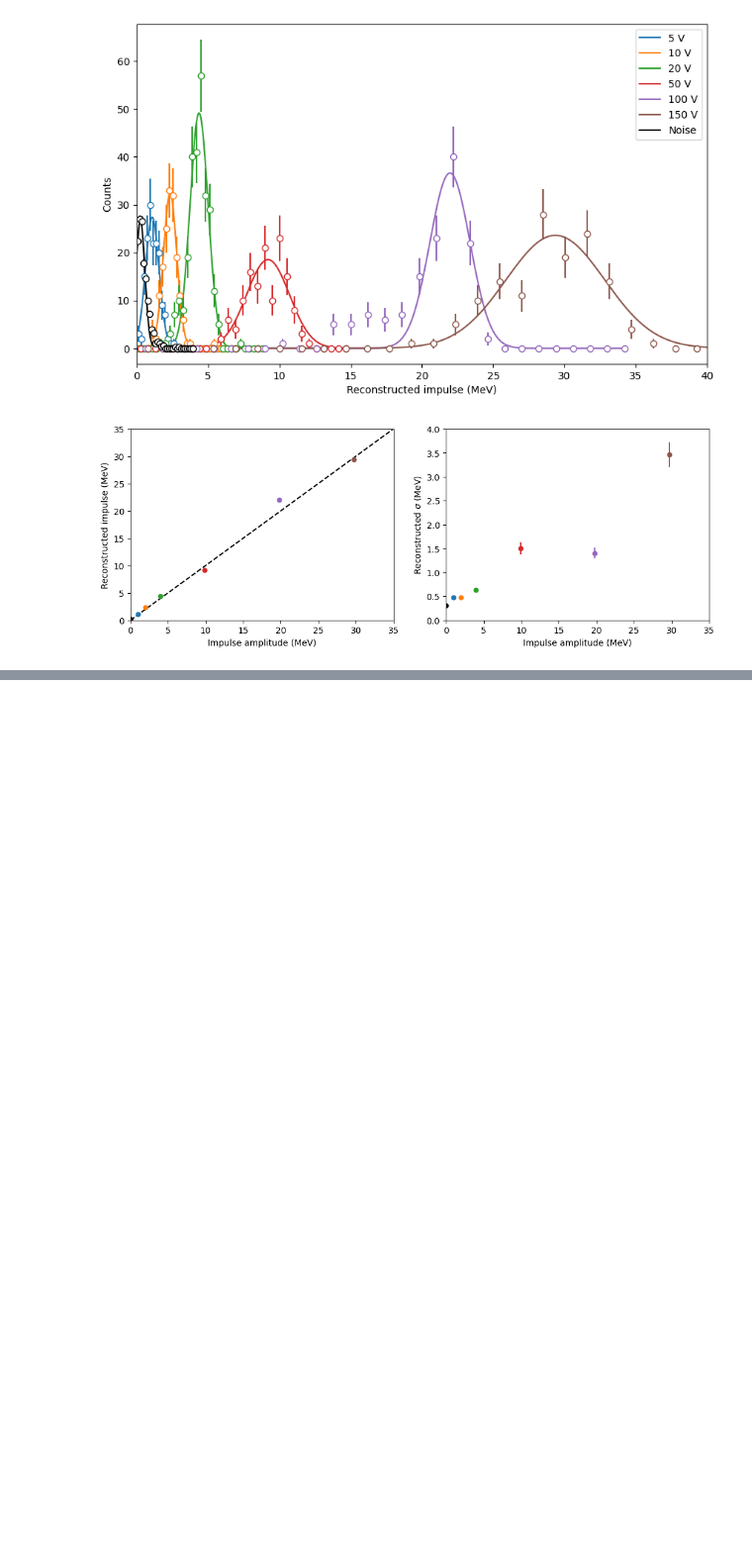
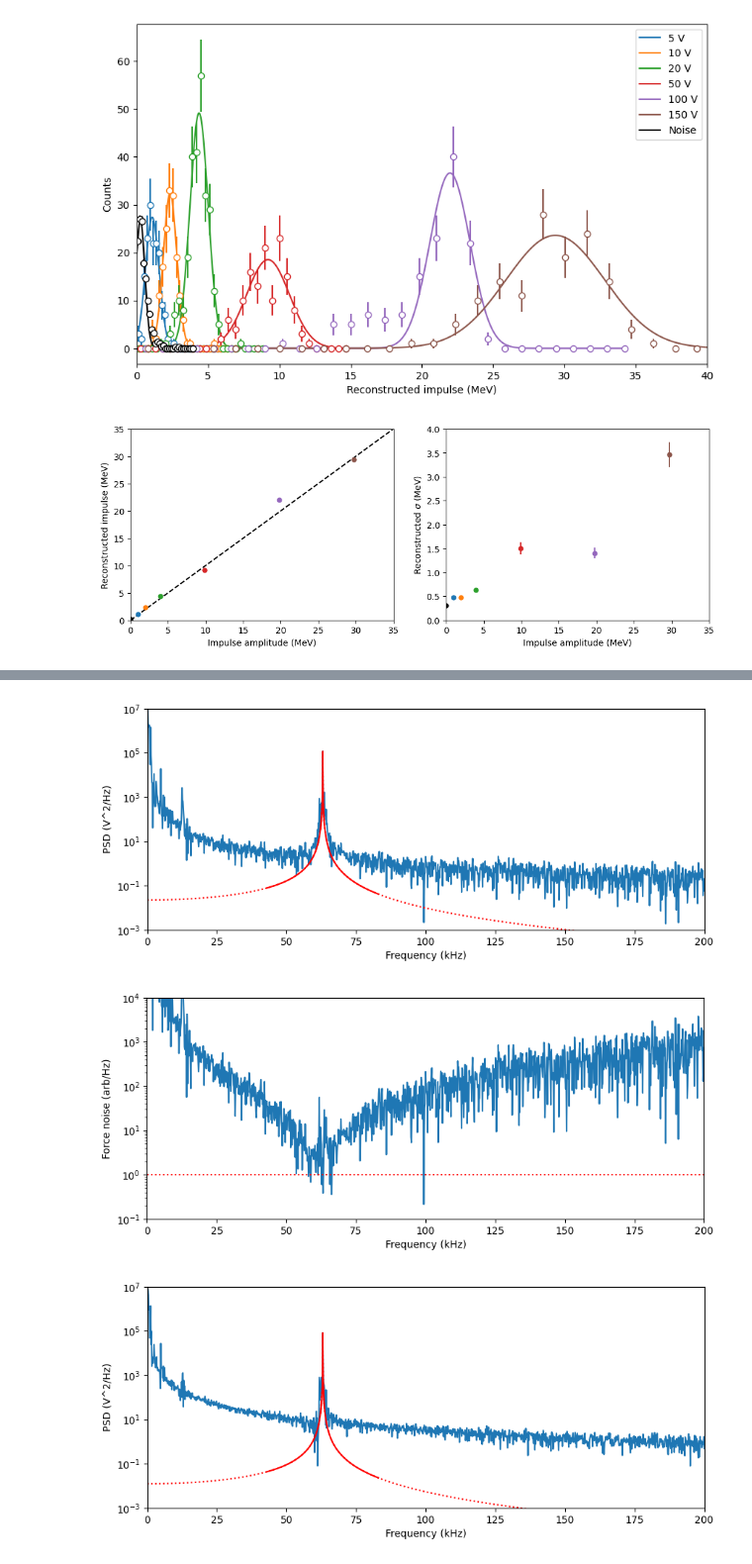
Before and after one commit to Moore-Lab/nanospheres, a Jupyter notebook: analysis/impulse_analysis/analyze_calibration_impulses.ipynb, the cells around one changed output, grey strips where cells are left out. Shown at 99% size. Cells and saved outputs as stored; diff of their text form; code cells hidden in the pictures; blank space fills up the shorter version.

```diff
--- a/analysis/impulse_analysis/analyze_calibration_impulses.ipynb
+++ b/analysis/impulse_analysis/analyze_calibration_impulses.ipynb
@@ -353,0 +477,80 @@ plt.ylim(0,4)
+# %%
+importlib.reload(ns)
+
+window_size = 2**15
+
+f0_guess = 60e3
+search_wind = 20e3
+
+hz_to_khz = 1e-3
+
+force_noise = []
+for df_idx, data_file in enumerate(data_files[:1]):
+    data = loadmat(data_file)
+
+    sphere_z = np.ndarray.flatten(data['D'])
+    drive = np.ndarray.flatten(data['G'])
+    tstep = data['Tinterval'][0]
+    time = np.arange(0, len(sphere_z)*tstep, tstep)
+
+    res_loc = []
+
+    for n in range(int(len(time)/window_size)):
+
+        curr_window = [n*window_size, (n+1)*window_size]
+
+        curr_data = sphere_z[curr_window[0]:curr_window[1]]
+
+        #f, zpsd = sp.welch(curr_data, fs=1/tstep, nperseg=window_size)
+        zpsd = np.abs(np.fft.rfft(curr_data))**2
+        f = np.fft.rfftfreq(len(curr_data), d=tstep)
+
+        bpts = (f < f0_guess-search_wind) | (f > f0_guess+search_wind)
+        zpsd_for_max = 1.0*zpsd
+        zpsd_for_max[bpts] = 0
+
+        f0 = f[np.argmax(zpsd_for_max)]
+        ferr = (f[1]-f[0])/2
+        omega0 = 2*np.pi*f0
+        gamma = f[1]-f[0]
+
+        pts_to_use = np.abs(f - f0) < search_wind
+        spars = [1e20, omega0, gamma]
+        try:
+            bp, _ = op.curve_fit(ns.abs_chi2, f[pts_to_use], zpsd[pts_to_use], p0=spars, sigma=0.1*np.sqrt(zpsd[pts_to_use]))
+        except RuntimeError:
+            print("Fit failed")
+            continue
+        #bp = spars
+
+        fn = zpsd/ns.abs_chi2(f, *bp)
+
+        if(True):
+            plt.figure(figsize=(10,4))
+            plt.semilogy(f*hz_to_khz, zpsd, '-')
+            plt.semilogy(f*hz_to_khz, ns.abs_chi2(f, *bp), 'r:')
+            plt.semilogy(f[pts_to_use]*hz_to_khz, ns.abs_chi2(f[pts_to_use], *bp), 'r')
+            #plt.semilogy(f*hz_to_khz, ns.abs_chi2(f, 1e13*bp[0], bp[1], bp[2]), 'orange')
+
+            plt.xlim(0, 200)
+            plt.xlabel("Frequency (kHz)")
+            plt.ylabel("PSD (V^2/Hz)")
+            plt.ylim(1e-3, 1e7)
+
+            plt.figure(figsize=(10,4))
+            plt.semilogy(f*hz_to_khz, fn)
+            plt.plot(f*hz_to_khz, np.ones(len(f)), 'r:')
+            plt.xlim(0, 200)
+            plt.xlabel("Frequency (kHz)")
+            plt.ylabel("Force noise (arb/Hz)")
+            plt.ylim(1e-1, 1e4)
+
+            plt.show()
+            if(n>0):
+                break
+
+        force_noise.append(fn)
+# %% [output]
+[figure, added]
+[figure, added]
+[figure, added]
```
Also changed, not shown: parts of 12 cells of this notebook, 2 other files.
